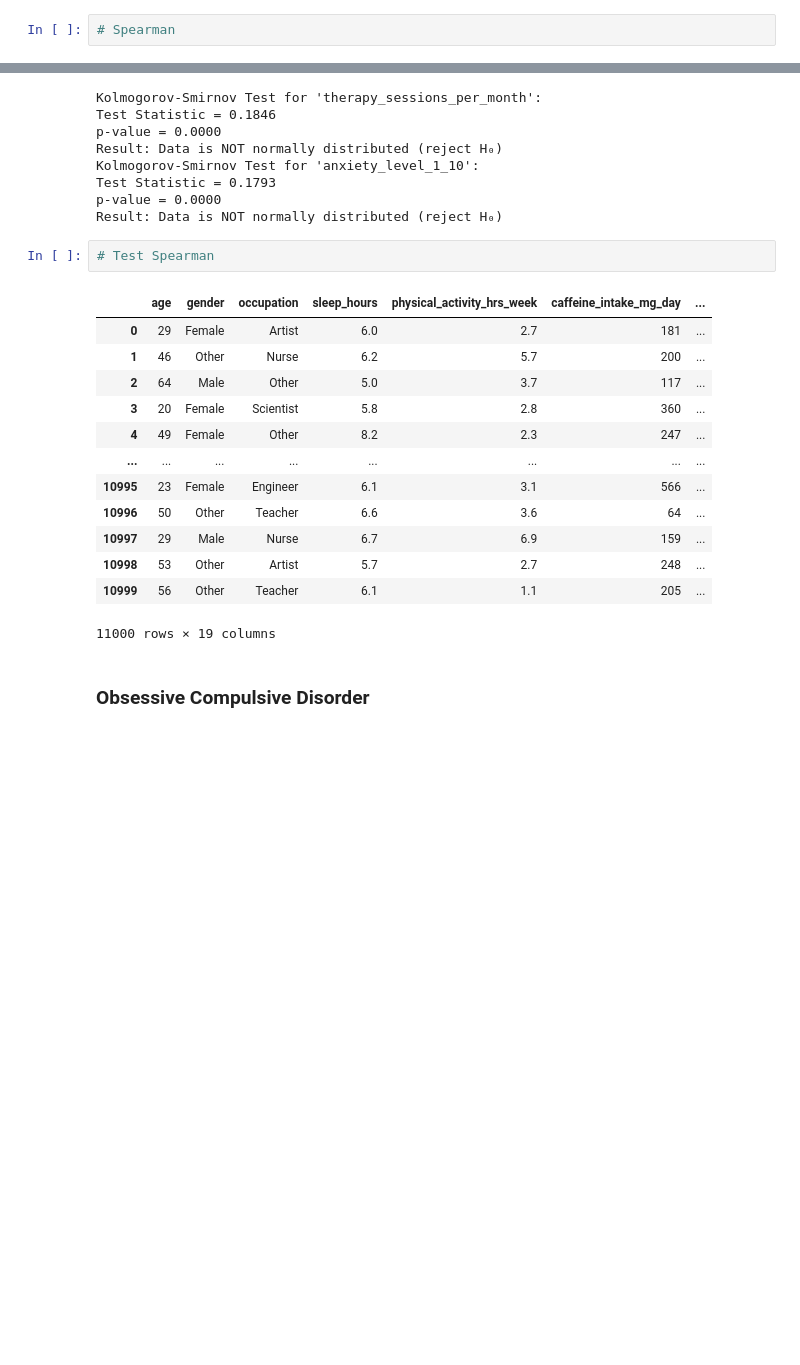
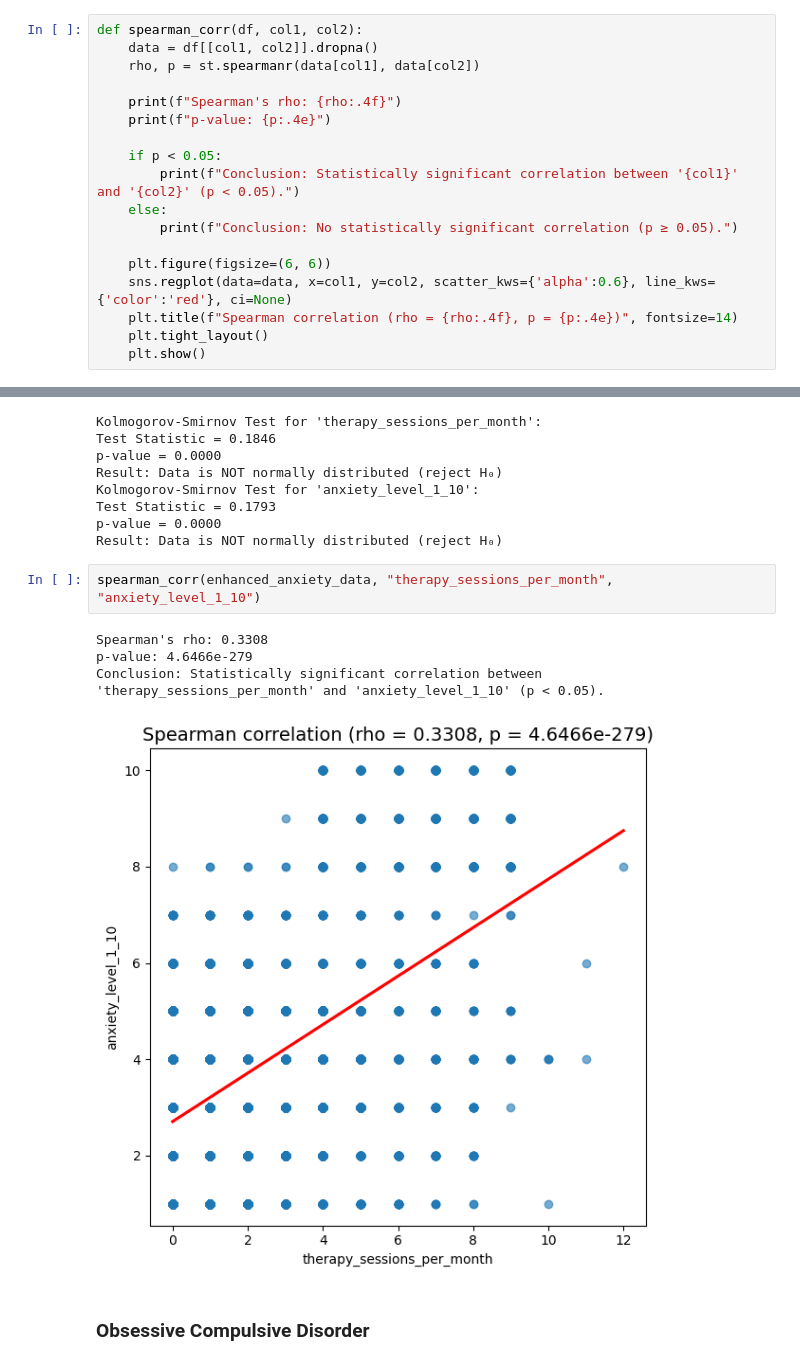
Before and after one commit to VladoDev03/mental-cognitive-disorders-analysis, a Jupyter notebook: disorders-analysis/disorders-analysis.ipynb, the cells around one changed output, grey strips where cells are left out. Cells and saved outputs as stored; diff of their text form; blank space fills up the shorter version.

```diff
--- a/disorders-analysis/disorders-analysis.ipynb
+++ b/disorders-analysis/disorders-analysis.ipynb
@@ -845,4 +883,20 @@ Of course, we will need a function to find correlation between data. For this go
 # %% [markdown]
 And if the data is not normally distributed
 # %%
-# Spearman
+def spearman_corr(df, col1, col2):
+    data = df[[col1, col2]].dropna()
+    rho, p = st.spearmanr(data[col1], data[col2])
+
+    print(f"Spearman's rho: {rho:.4f}")
+    print(f"p-value: {p:.4e}")
+
+    if p < 0.05:
+        print(f"Conclusion: Statistically significant correlation between '{col1}' and '{col2}' (p < 0.05).")
+    else:
+        print(f"Conclusion: No statistically significant correlation (p ≥ 0.05).")
+
+    plt.figure(figsize=(6, 6))
+    sns.regplot(data=data, x=col1, y=col2, scatter_kws={'alpha':0.6}, line_kws={'color':'red'}, ci=None)
+    plt.title(f"Spearman correlation (rho = {rho:.4f}, p = {p:.4e})", fontsize=14)
+    plt.tight_layout()
+    plt.show()
@@ -955,20 +1047,11 @@ Test Statistic = 0.1793
 p-value = 0.0000
 Result: Data is NOT normally distributed (reject H₀)
 # %%
-# Test Spearman
+spearman_corr(enhanced_anxiety_data, "therapy_sessions_per_month", "anxiety_level_1_10")
 # %% [output]
-|  | age | gender | occupation | sleep_hours | physical_activity_hrs_week | caffeine_intake_mg_day | ... |
-| 0 | 29 | Female | Artist | 6.0 | 2.7 | 181 | ... |
-| 1 | 46 | Other | Nurse | 6.2 | 5.7 | 200 | ... |
-| 2 | 64 | Male | Other | 5.0 | 3.7 | 117 | ... |
-| 3 | 20 | Female | Scientist | 5.8 | 2.8 | 360 | ... |
-| 4 | 49 | Female | Other | 8.2 | 2.3 | 247 | ... |
-| ... | ... | ... | ... | ... | ... | ... | ... |
-| 10995 | 23 | Female | Engineer | 6.1 | 3.1 | 566 | ... |
-| 10996 | 50 | Other | Teacher | 6.6 | 3.6 | 64 | ... |
-| 10997 | 29 | Male | Nurse | 6.7 | 6.9 | 159 | ... |
-| 10998 | 53 | Other | Artist | 5.7 | 2.7 | 248 | ... |
-| 10999 | 56 | Other | Teacher | 6.1 | 1.1 | 205 | ... |
-11000 rows × 19 columns
+Spearman's rho: 0.3308
+p-value: 4.6466e-279
+Conclusion: Statistically significant correlation between 'therapy_sessions_per_month' and 'anxiety_level_1_10' (p < 0.05).
+[figure, added]
 # %% [markdown]
 ### Obsessive Compulsive Disorder
```
Also changed, not shown: parts of 32 cells of this notebook.
